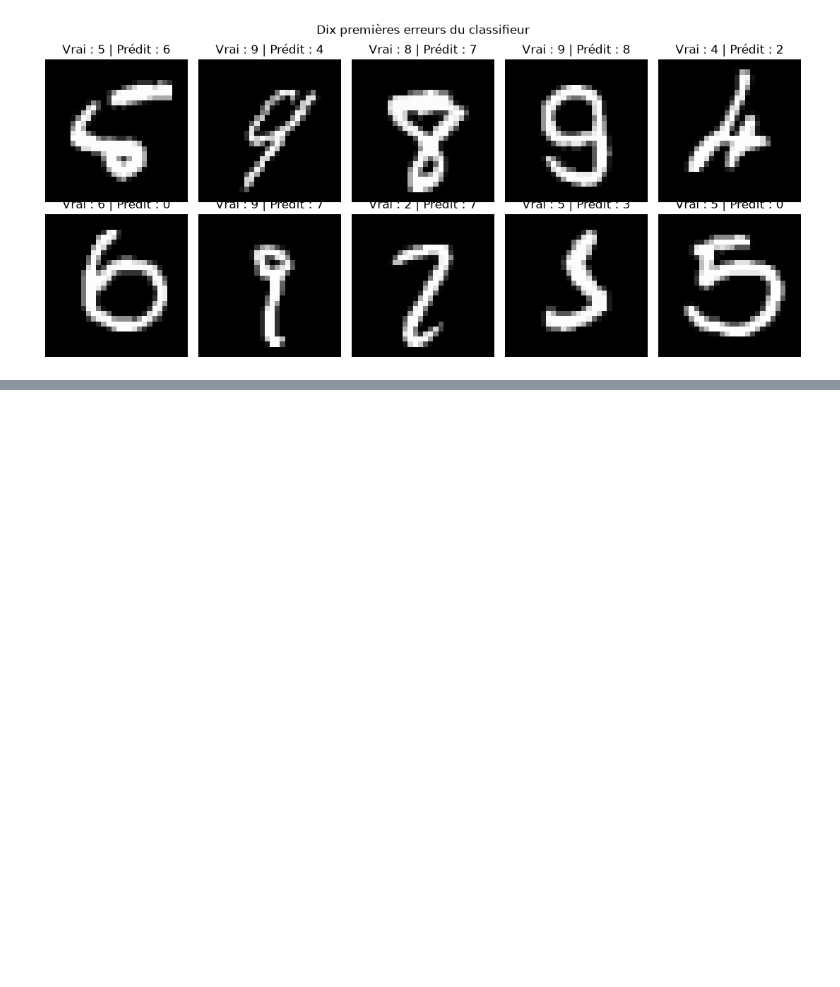
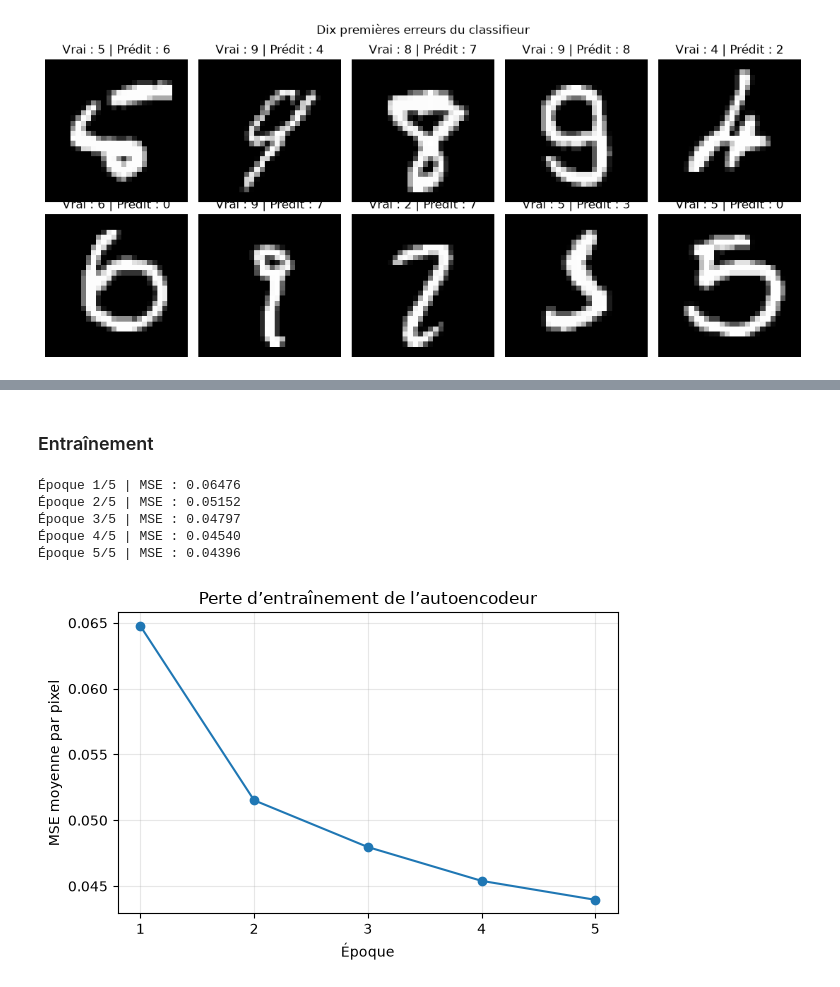
Before and after one commit to Seemo0/IAGEN-Activit-Pratique-N-2, a Jupyter notebook: Activite_2_MNIST.ipynb, the cells around one changed output, grey strips where cells are left out. Saved outputs shown, nothing was run; the diff lists cells and outputs as text; code cells hidden in the pictures; blank space fills up the shorter version.

Commit message:
training an auto encoder

```diff
--- a/Activite_2_MNIST.ipynb
+++ b/Activite_2_MNIST.ipynb
@@ -230,0 +290,37 @@ Images mal classées : 377
+# %% [markdown]
+### Entraînement
+# %%
+ae_epochs = 5
+ae_losses = []
+for epoch in range(ae_epochs):
+    ae.train()
+    total_loss = 0.0
+    for images, _ in train_loader:
+        images = images.to(device)
+        ae_optimizer.zero_grad()
+        reconstructions = ae(images)
+        loss = ae_criterion(reconstructions, images)
+        loss.backward()
+        ae_optimizer.step()
+        total_loss += loss.item() * images.size(0)
+
+    average_loss = total_loss / len(train_dataset)
+    ae_losses.append(average_loss)
+    print(f"Époque {epoch + 1}/{ae_epochs} | MSE : {average_loss:.5f}")
+
+plt.figure(figsize=(6, 4))
+plt.plot(range(1, ae_epochs + 1), ae_losses, marker="o")
+plt.xticks(range(1, ae_epochs + 1))
+plt.xlabel("Époque")
+plt.ylabel("MSE moyenne par pixel")
+plt.title("Perte d’entraînement de l’autoencodeur")
+plt.grid(alpha=0.3)
+plt.tight_layout()
+plt.show()
+# %% [output]
+Époque 1/5 | MSE : 0.06476
+Époque 2/5 | MSE : 0.05152
+Époque 3/5 | MSE : 0.04797
+Époque 4/5 | MSE : 0.04540
+Époque 5/5 | MSE : 0.04396
+[figure, added]
```
Also changed, not shown: parts of 10 cells of this notebook.
